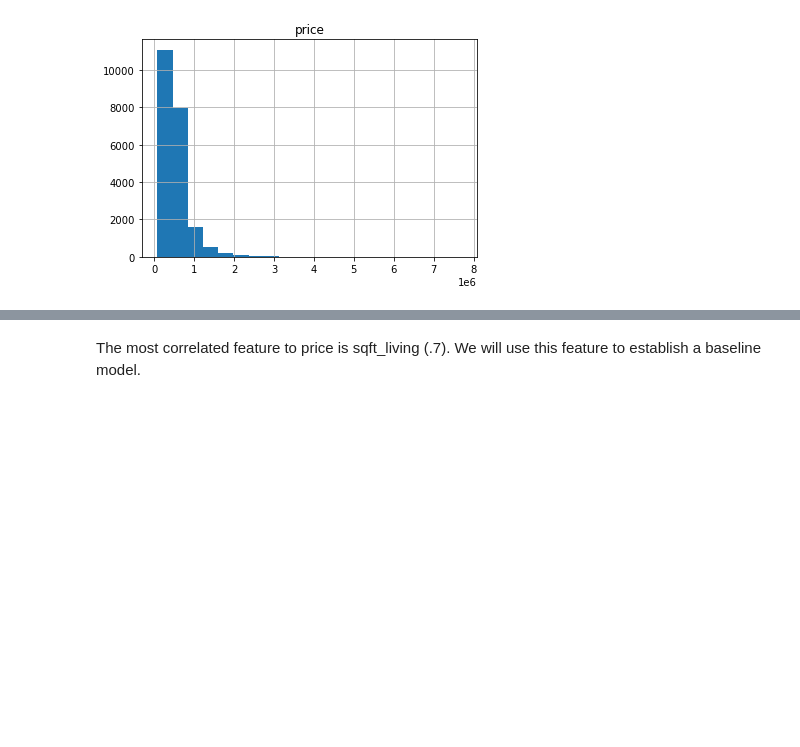
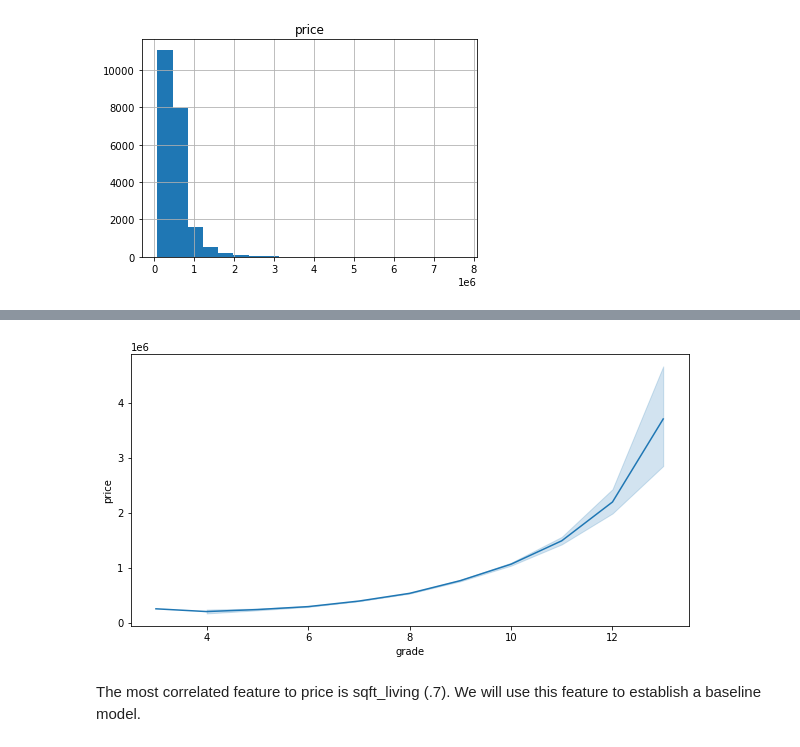
Before and after one commit to mankah/Project-2, a Jupyter notebook: Notebook.ipynb, the cells around one changed output, grey strips where cells are left out. Saved outputs shown, nothing was run; the diff lists cells and outputs as text; code cells hidden in the pictures; blank space fills up the shorter version.

```diff
--- a/Notebook.ipynb
+++ b/Notebook.ipynb
@@ -69,3 +75,9 @@ sns.heatmap(
+# %%
+fig, ax = plt.subplots(figsize = (10,5))
+
+sns.lineplot(x = 'grade', y = 'price', data = df);
+# %% [output]
+[figure, added]
 # %% [markdown]
 The most correlated feature to price is sqft_living (.7).  We will use this feature to establish a baseline model.
 # %%
```
Also changed, not shown: parts of 9 cells of this notebook.
